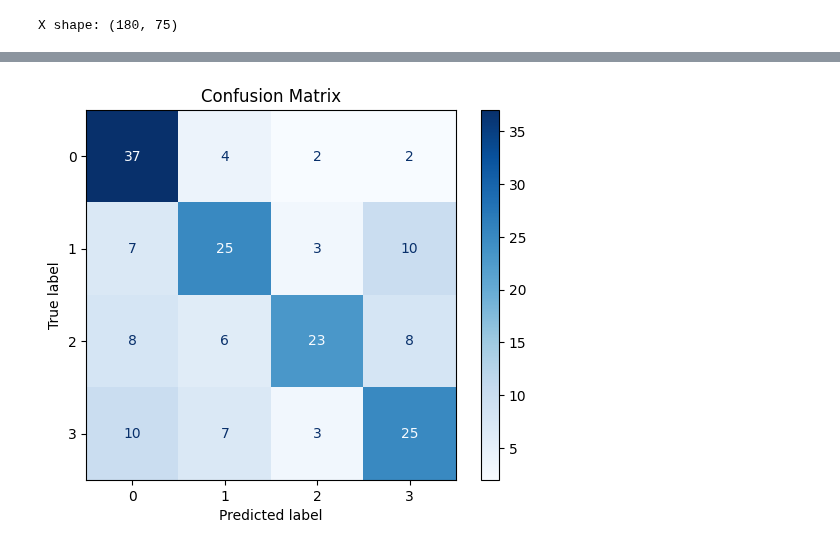
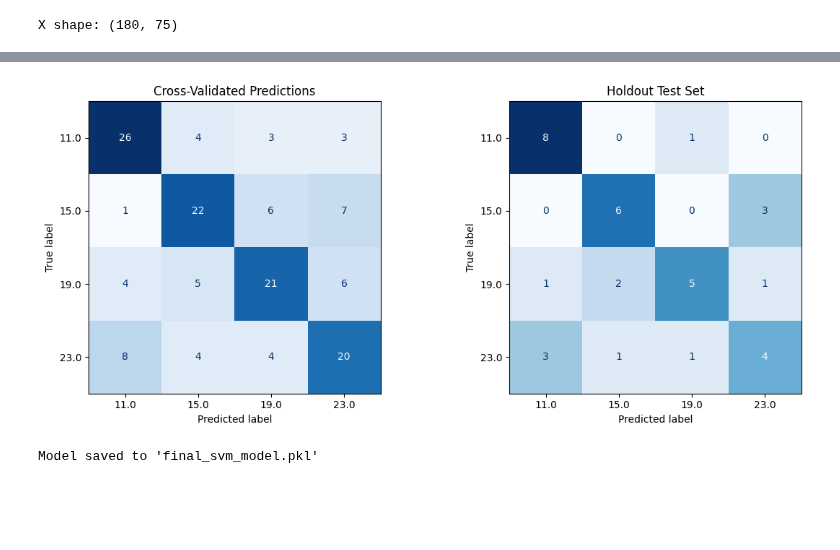
Before and after one commit to lnadi17/bci-game-server, a Jupyter notebook: processing/ssvep_model.ipynb, the cells around one changed output, grey strips where cells are left out. Saved outputs shown, nothing was run; the diff lists cells and outputs as text; code cells hidden in the pictures; blank space fills up the shorter version.

Commit message:
Improve SSVEP SVM model

```diff
--- a/processing/ssvep_model.ipynb
+++ b/processing/ssvep_model.ipynb
@@ -57,43 +57,77 @@ X shape: (180, 75)
 from sklearn.svm import SVC
 from sklearn.pipeline import Pipeline
 from sklearn.preprocessing import StandardScaler
-from sklearn.model_selection import StratifiedKFold, GridSearchCV, cross_val_predict
+from sklearn.model_selection import StratifiedKFold, GridSearchCV, cross_val_predict, cross_val_score, train_test_split
 from sklearn.metrics import classification_report, confusion_matrix, ConfusionMatrixDisplay
 import matplotlib.pyplot as plt
+import numpy as np
 
 # Assume X and y are already defined
+# Holdout split
+X_train_val, X_test, y_train_val, y_test = train_test_split(X, y, test_size=0.2, stratify=y, random_state=42)
+
 # It's essential to scale features for SVM
 pipeline = Pipeline([
     ('scaler', StandardScaler()),
     ('svc', SVC())
 ])
 
-# Hyperparameter grid
+# Hyperparameter grid (slightly enhanced)
 param_grid = {
-    'svc__C': [0.005, 0.01, 0.05, 0.1, 1],
+    'svc__C': [0.01, 0.1, 1, 10],  # added C=10 for slightly stronger regularization control
     'svc__kernel': ['linear'],
-    'svc__gamma': ['scale', 'auto']
+    'svc__gamma': ['scale']
 }
 
-# Cross-validation strategy
-cv = StratifiedKFold(n_splits=5, shuffle=True, random_state=42)
+# Outer cross-validation strategy
+outer_cv = StratifiedKFold(n_splits=5, shuffle=True, random_state=42)
 
-# Grid search
-grid_search = GridSearchCV(pipeline, param_grid, cv=cv, scoring='accuracy', n_jobs=-1)
-grid_search.fit(X, y)
+# Inner cross-validation strategy for hyperparameter tuning
+inner_cv = StratifiedKFold(n_splits=3, shuffle=True, random_state=42)
+
+# Grid search with refit=True (default)
+grid_search = GridSearchCV(pipeline, param_grid, cv=inner_cv, scoring='accuracy', n_jobs=-1, refit=True)
+
+# Perform nested cross-validation on training+validation set
+nested_scores = cross_val_score(grid_search, X_train_val, y_train_val, cv=outer_cv, scoring='accuracy', n_jobs=-1)
+
+print("Nested CV Accuracy Scores:", nested_scores)
+print("Mean Nested CV Accuracy:", np.mean(nested_scores))
+
+# Fit GridSearchCV on full training+validation set
+grid_search.fit(X_train_val, y_train_val)
 best_model = grid_search.best_estimator_
+print("\nBest Parameters After Full Training:", grid_search.best_params_)
 
-# Cross-validated predictions
-y_pred = cross_val_predict(best_model, X, y, cv=cv)
+# Cross-validated predictions on training+validation set
+y_train_val_pred = cross_val_predict(best_model, X_train_val, y_train_val, cv=outer_cv)
 
-# Evaluation
-print("Best Parameters:", grid_search.best_params_)
-print("\nClassification Report:\n", classification_report(y, y_pred))
+# Confusion matrix for cross-validated predictions (not normalized)
+cm_cv = confusion_matrix(y_train_val, y_train_val_pred)
+class_labels = np.unique(y)
 
-# Confusion matrix
-cm = confusion_matrix(y, y_pred)
-disp = ConfusionMatrixDisplay(confusion_matrix=cm)
-disp.plot(cmap=plt.cm.Blues)
-plt.title("Confusion Matrix")
+# Evaluate on holdout test set
+y_test_pred = best_model.predict(X_test)
+
+print("\nClassification Report on Holdout Test Set:\n", classification_report(y_test, y_test_pred))
+
+# Confusion matrix for holdout test set (not normalized)
+cm_test = confusion_matrix(y_test, y_test_pred)
+
+# Plot confusion matrices side-by-side
+fig, axes = plt.subplots(1, 2, figsize=(12, 5))
+
+# Cross-validated confusion matrix
+disp_cv = ConfusionMatrixDisplay(confusion_matrix=cm_cv, display_labels=class_labels)
+disp_cv.plot(cmap=plt.cm.Blues, ax=axes[0], colorbar=False)
+axes[0].set_title("Cross-Validated Predictions")
+
+# Holdout test confusion matrix
+disp_test = ConfusionMatrixDisplay(confusion_matrix=cm_test, display_labels=class_labels)
+disp_test.plot(cmap=plt.cm.Blues, ax=axes[1], colorbar=False)
+axes[1].set_title("Holdout Test Set")
+
+plt.tight_layout()
 plt.show()
+# Suggestion: Save the final model
 # %% [output]
@@ -113 +150,7 @@ weighted avg       0.62      0.61      0.61       180
-[figure, old version]
+[figure, new version]
+# %%
+import joblib
+joblib.dump(best_model, 'final_svm_model.pkl')
+print("\nModel saved to 'final_svm_model.pkl'")
+# %% [output]
+Model saved to 'final_svm_model.pkl'
```
Also changed, not shown: parts of 3 cells of this notebook, 1 other file.
